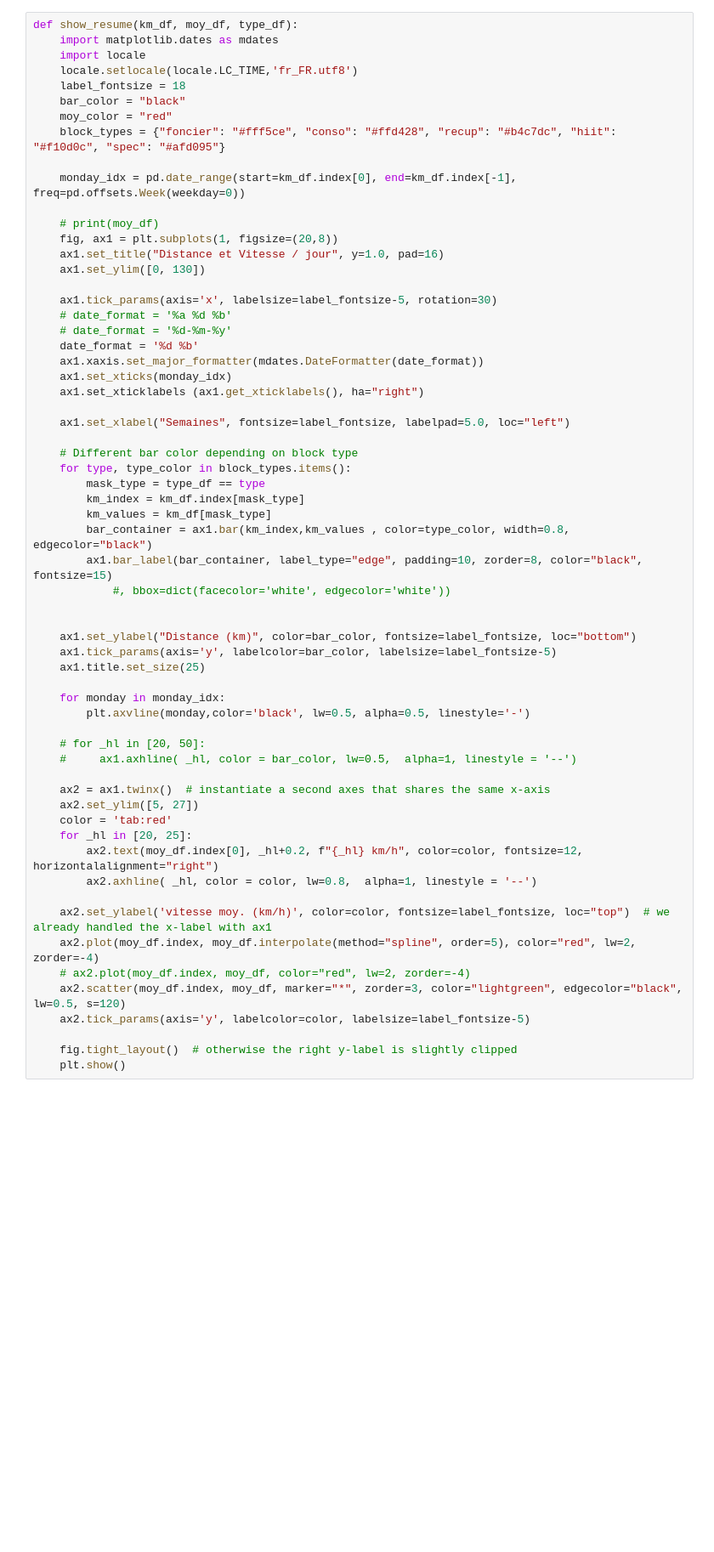
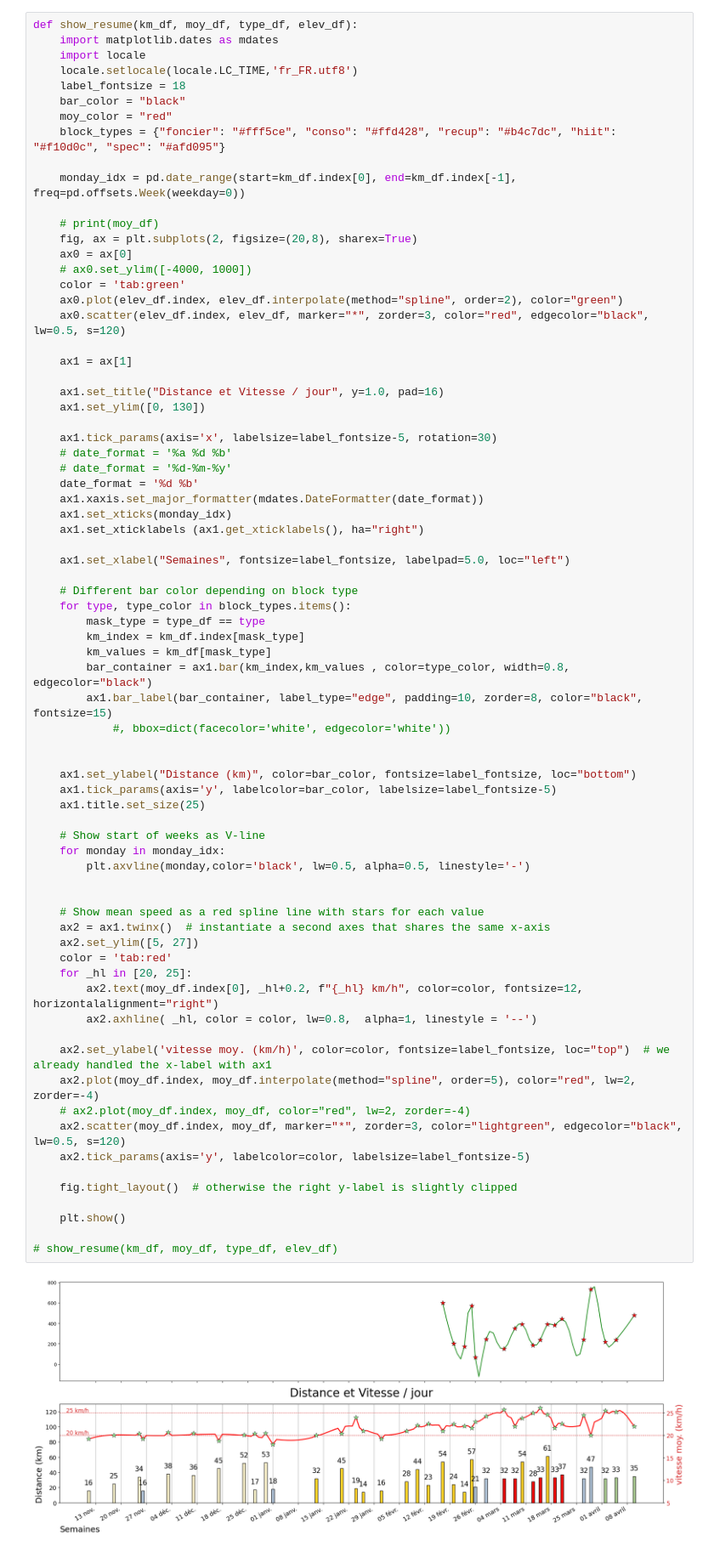
Before and after one commit to RichardHitier/visu-velo, a Jupyter notebook: notebooks/ReadPgrmCycloOds.ipynb, the cells around one changed output. Shown at 85% size. Drawn from its saved outputs; the diff is of its cells as text; blank space fills up the shorter version.

```diff
--- a/notebooks/ReadPgrmCycloOds.ipynb
+++ b/notebooks/ReadPgrmCycloOds.ipynb
@@ -39,5 +49,5 @@ def build_data():
 # %%
-def show_resume(km_df, moy_df, type_df):
+def show_resume(km_df, moy_df, type_df, elev_df):
     import matplotlib.dates as mdates
     import locale
     locale.setlocale(locale.LC_TIME,'fr_FR.utf8')
@@ -49,7 +59,15 @@ def show_resume(km_df, moy_df, type_df):
     monday_idx = pd.date_range(start=km_df.index[0], end=km_df.index[-1], freq=pd.offsets.Week(weekday=0))
 
     # print(moy_df)
-    fig, ax1 = plt.subplots(1, figsize=(20,8))
+    fig, ax = plt.subplots(2, figsize=(20,8), sharex=True)
+    ax0 = ax[0]
+    # ax0.set_ylim([-4000, 1000])
+    color = 'tab:green'
+    ax0.plot(elev_df.index, elev_df.interpolate(method="spline", order=2), color="green")
+    ax0.scatter(elev_df.index, elev_df, marker="*", zorder=3, color="red", edgecolor="black", lw=0.5, s=120)
+
+    ax1 = ax[1]
+
     ax1.set_title("Distance et Vitesse / jour", y=1.0, pad=16)
     ax1.set_ylim([0, 130])
 
@@ -69,35 +87,40 @@ def show_resume(km_df, moy_df, type_df):
         km_index = km_df.index[mask_type]
         km_values = km_df[mask_type]
         bar_container = ax1.bar(km_index,km_values , color=type_color, width=0.8, edgecolor="black")
         ax1.bar_label(bar_container, label_type="edge", padding=10, zorder=8, color="black", fontsize=15)
             #, bbox=dict(facecolor='white', edgecolor='white'))
 
 
     ax1.set_ylabel("Distance (km)", color=bar_color, fontsize=label_fontsize, loc="bottom")
     ax1.tick_params(axis='y', labelcolor=bar_color, labelsize=label_fontsize-5)
     ax1.title.set_size(25)
 
+    # Show start of weeks as V-line
     for monday in monday_idx:
         plt.axvline(monday,color='black', lw=0.5, alpha=0.5, linestyle='-')
 
-    # for _hl in [20, 50]:
-    #     ax1.axhline( _hl, color = bar_color, lw=0.5,  alpha=1, linestyle = '--')
 
+    # Show mean speed as a red spline line with stars for each value
     ax2 = ax1.twinx()  # instantiate a second axes that shares the same x-axis
     ax2.set_ylim([5, 27])
     color = 'tab:red'
     for _hl in [20, 25]:
         ax2.text(moy_df.index[0], _hl+0.2, f"{_hl} km/h", color=color, fontsize=12, horizontalalignment="right")
         ax2.axhline( _hl, color = color, lw=0.8,  alpha=1, linestyle = '--')
 
     ax2.set_ylabel('vitesse moy. (km/h)', color=color, fontsize=label_fontsize, loc="top")  # we already handled the x-label with ax1
     ax2.plot(moy_df.index, moy_df.interpolate(method="spline", order=5), color="red", lw=2, zorder=-4)
     # ax2.plot(moy_df.index, moy_df, color="red", lw=2, zorder=-4)
     ax2.scatter(moy_df.index, moy_df, marker="*", zorder=3, color="lightgreen", edgecolor="black", lw=0.5, s=120)
     ax2.tick_params(axis='y', labelcolor=color, labelsize=label_fontsize-5)
 
     fig.tight_layout()  # otherwise the right y-label is slightly clipped
+
     plt.show()
+
+# show_resume(km_df, moy_df, type_df, elev_df)
+# %% [output]
+[figure, added]
 # %%
 
 def show_max_min_sum(km_df):
```
Also changed, not shown: parts of 3 cells of this notebook.
